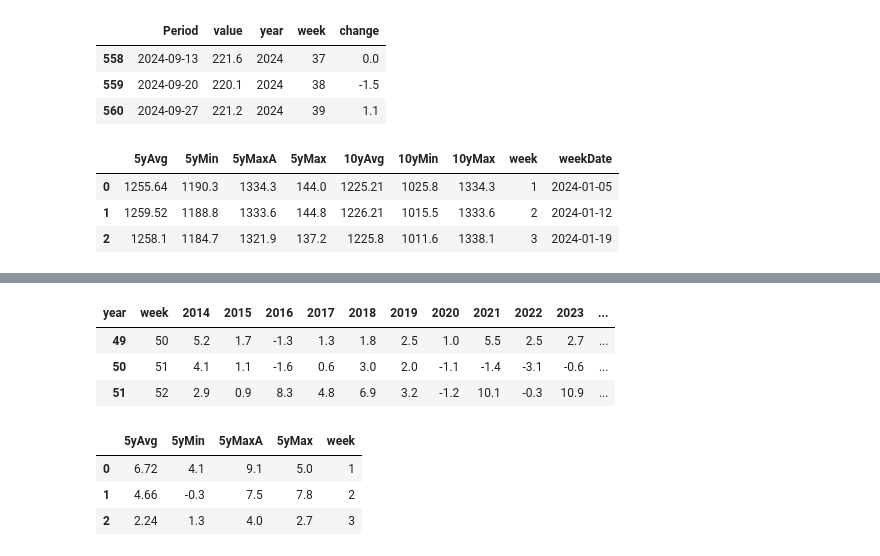
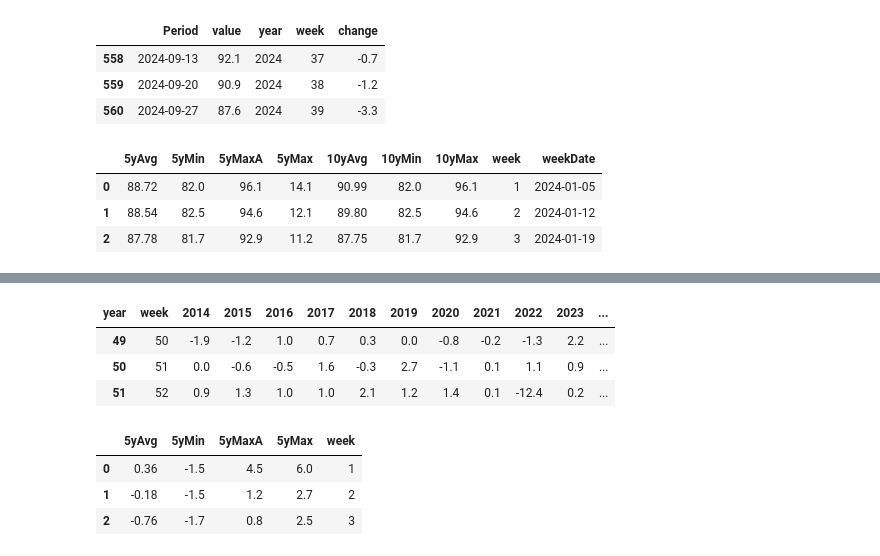
Before and after one commit to JozefSL/pyNotes, a Jupyter notebook: EIA/weeklyRefineryUtilizationAndChanges.ipynb, the cells around one changed output, grey strips where cells are left out. Cells and saved outputs as stored; diff of their text form; code cells hidden in the pictures.

```diff
--- a/EIA/weeklyRefineryUtilizationAndChanges.ipynb
+++ b/EIA/weeklyRefineryUtilizationAndChanges.ipynb
@@ -10,23 +10,24 @@ import plotly.graph_objects as go
 from google.colab import userdata
 api_key = userdata.get('api_key')
 # %%
-url = 'https://api.eia.gov/v2/petroleum/stoc/wstk/data/?api_key='+ api_key + '&data[0]=value&frequency=weekly&start=2014-01-01&sort[0][column]=period&sort[0][direction]=asc&facets[series][]='
+url = 'https://api.eia.gov/v2/petroleum/pnp/wiup/data/?api_key='+ api_key + '&data[0]=value&frequency=weekly&start=2014-01-01&sort[0][column]=period&sort[0][direction]=asc&facets[series][]='
 # %%
-response = requests.get(url + 'WGTSTUS1')
+response = requests.get(url + 'WPULEUS3')
 # %%
 df = pd.DataFrame(response.json().get('response').get('data'))[['period','value']]
 df.columns = ['Period', 'value']
 df['Period'] = df['Period'].apply(pd.to_datetime)
-df.value = (df.value.astype('Int64')/1000).round(1) #.astype('Int64')
+df['value'] = pd.to_numeric(df['value'], errors='coerce') # errors='coerce' will replace invalid values with NaN
+#df.value = (df.value/1).round(1) #.astype('Int64')
 df['year'] = df['Period'].dt.year
 df['week'] = df['Period'].dt.isocalendar().week
 df['change'] = df['value'] - df['value'].shift(1)
 df.tail(3)
 # %% [output]
 |  | Period | value | year | week | change |
-| 558 | 2024-09-13 | 221.6 | 2024 | 37 | 0.0 |
-| 559 | 2024-09-20 | 220.1 | 2024 | 38 | -1.5 |
-| 560 | 2024-09-27 | 221.2 | 2024 | 39 | 1.1 |
+| 558 | 2024-09-13 | 92.1 | 2024 | 37 | -0.7 |
+| 559 | 2024-09-20 | 90.9 | 2024 | 38 | -1.2 |
+| 560 | 2024-09-27 | 87.6 | 2024 | 39 | -3.3 |
 # %%
 ty = df.year.iloc[-1]
 ly = ty-1
@@ -50,8 +51,8 @@ dfAA['weekDate'] = pd.to_datetime(str(pd.Timestamp.now().year)+dfAA['week'].asty
 dfAA.head(3)
 # %% [output]
 |  | 5yAvg | 5yMin | 5yMaxA | 5yMax | 10yAvg | 10yMin | 10yMax | week | weekDate |
-| 0 | 1255.64 | 1190.3 | 1334.3 | 144.0 | 1225.21 | 1025.8 | 1334.3 | 1 | 2024-01-05 |
-| 1 | 1259.52 | 1188.8 | 1333.6 | 144.8 | 1226.21 | 1015.5 | 1333.6 | 2 | 2024-01-12 |
-| 2 | 1258.1 | 1184.7 | 1321.9 | 137.2 | 1225.8 | 1011.6 | 1338.1 | 3 | 2024-01-19 |
+| 0 | 88.72 | 82.0 | 96.1 | 14.1 | 90.99 | 82.0 | 96.1 | 1 | 2024-01-05 |
+| 1 | 88.54 | 82.5 | 94.6 | 12.1 | 89.80 | 82.5 | 94.6 | 2 | 2024-01-12 |
+| 2 | 87.78 | 81.7 | 92.9 | 11.2 | 87.75 | 81.7 | 92.9 | 3 | 2024-01-19 |
 # %%
 # Create the area chart
@@ -100,9 +101,9 @@ dfAc = dfAc.drop(dfAc.index[-1]).reset_index()  #eliminate the add years with 53
 dfAc.tail(3)
 # %% [output]
 | year | week | 2014 | 2015 | 2016 | 2017 | 2018 | 2019 | 2020 | 2021 | 2022 | 2023 | ... |
-| 49 | 50 | 5.2 | 1.7 | -1.3 | 1.3 | 1.8 | 2.5 | 1.0 | 5.5 | 2.5 | 2.7 | ... |
-| 50 | 51 | 4.1 | 1.1 | -1.6 | 0.6 | 3.0 | 2.0 | -1.1 | -1.4 | -3.1 | -0.6 | ... |
-| 51 | 52 | 2.9 | 0.9 | 8.3 | 4.8 | 6.9 | 3.2 | -1.2 | 10.1 | -0.3 | 10.9 | ... |
+| 49 | 50 | -1.9 | -1.2 | 1.0 | 0.7 | 0.3 | 0.0 | -0.8 | -0.2 | -1.3 | 2.2 | ... |
+| 50 | 51 | 0.0 | -0.6 | -0.5 | 1.6 | -0.3 | 2.7 | -1.1 | 0.1 | 1.1 | 0.9 | ... |
+| 51 | 52 | 0.9 | 1.3 | 1.0 | 1.0 | 2.1 | 1.2 | 1.4 | 0.1 | -12.4 | 0.2 | ... |
 # %%
 dfAAc = pd.DataFrame(dfAc.iloc[:, -6:-1].mean(axis=1))
 dfAAc.columns = ['5yAvg']
@@ -113,9 +114,9 @@ dfAAc['week'] = dfAc['week']
 dfAAc.head(3)
 # %% [output]
 |  | 5yAvg | 5yMin | 5yMaxA | 5yMax | week |
-| 0 | 6.72 | 4.1 | 9.1 | 5.0 | 1 |
-| 1 | 4.66 | -0.3 | 7.5 | 7.8 | 2 |
-| 2 | 2.24 | 1.3 | 4.0 | 2.7 | 3 |
+| 0 | 0.36 | -1.5 | 4.5 | 6.0 | 1 |
+| 1 | -0.18 | -1.5 | 1.2 | 2.7 | 2 |
+| 2 | -0.76 | -1.7 | 0.8 | 2.5 | 3 |
 # %%
 dfAc['weekDate'] = pd.to_datetime(str(pd.Timestamp.now().year)+dfAc['week'].astype(str)+'5',format='%Y%W%w')
 dfAAc['weekDate'] = pd.to_datetime(str(pd.Timestamp.now().year)+dfAAc['week'].astype(str)+'5',format='%Y%W%w')
```
Also changed, not shown: parts of 2 cells of this notebook.
